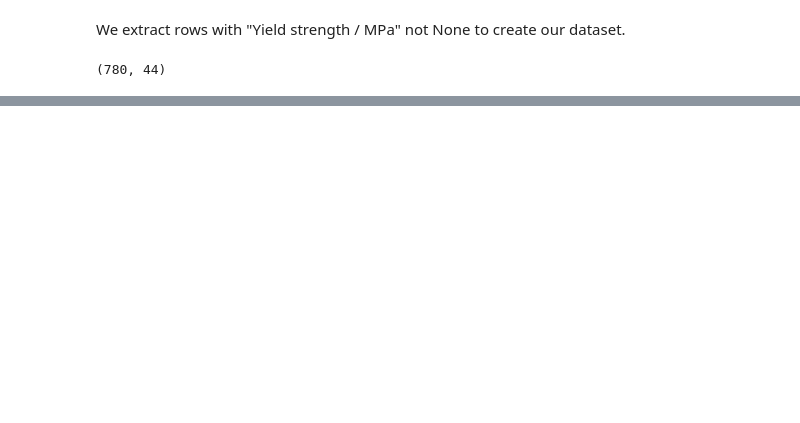
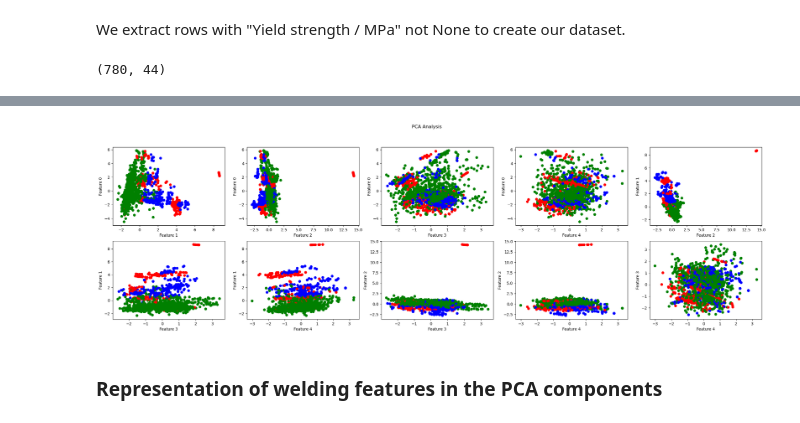
Before and after one commit to MatteoDebart/apprAuto-projet, a Jupyter notebook: preprocess.ipynb, the cells around one changed output, grey strips where cells are left out. Cells and saved outputs as stored; diff of their text form; code cells hidden in the pictures; blank space fills up the shorter version.

```diff
--- a/preprocess.ipynb
+++ b/preprocess.ipynb
@@ -369,0 +424,2 @@ df.shape
+# %%
+df_principal_components = df_principal_components[:,:nb_relevant_features]
@@ -369,0 +447,19 @@ df.shape
+# %%
+n_cols = nb_relevant_features*(nb_relevant_features-1)//4
+n_rows = 2
+
+fig, axs = plt.subplots(n_rows, n_cols, figsize=(6 * n_cols, 4 * n_rows))
+
+counter = 0
+for featurey in range(nb_relevant_features):
+    for featurex in range(featurey+1,nb_relevant_features):
+        axs[counter//n_cols,counter%n_cols].scatter(df_principal_components[:,featurex], df_principal_components[:,featurey], color = (df1['weld_MMA'] + 2*df1["weld_SA"]).apply(lambda x:"r" if x ==0 else "g" if x ==1 else "b"))
+        axs[counter//n_cols,counter%n_cols].set_xlabel(f"Feature {featurex}")
+        axs[counter//n_cols,counter%n_cols].set_ylabel(f"Feature {featurey}")
+        counter += 1
+fig.suptitle("PCA Analysis")
+plt.show()
+# %% [output]
+[figure, added]
+# %% [markdown]
+### Representation of welding features in the PCA components
```
Also changed, not shown: parts of 18 cells of this notebook, 3 other files.
